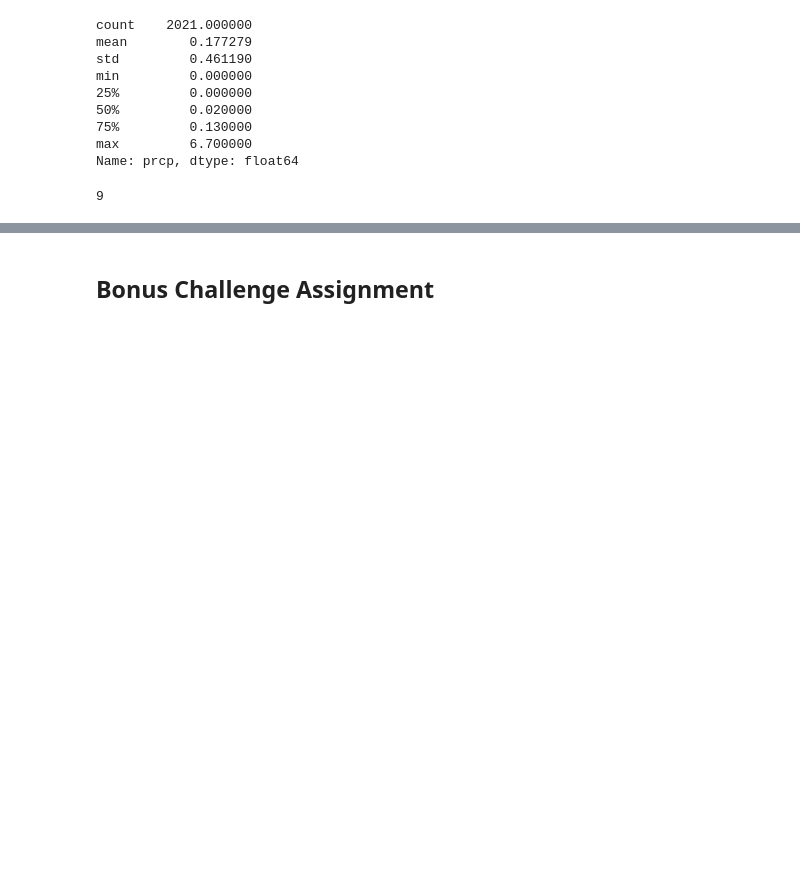
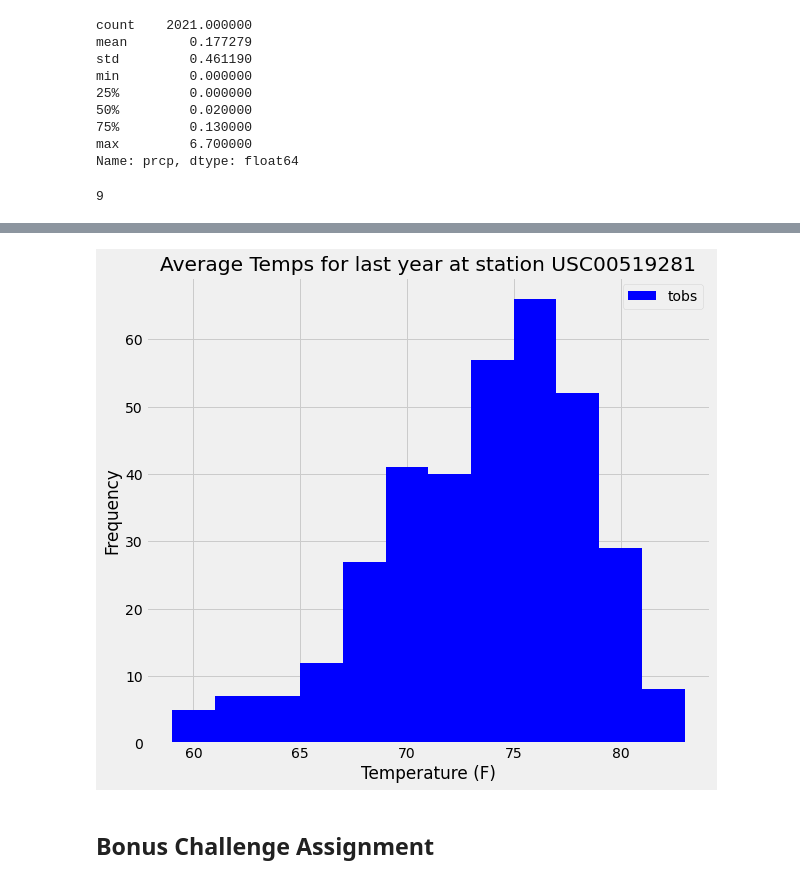
Before and after one commit to knovak574/sqlalchemy-challenge, a Jupyter notebook: sqlachemy_challenge_notebook.ipynb, the cells around one changed output, grey strips where cells are left out. Saved outputs shown, nothing was run; the diff lists cells and outputs as text; code cells hidden in the pictures; blank space fills up the shorter version.

```diff
--- a/sqlachemy_challenge_notebook.ipynb
+++ b/sqlachemy_challenge_notebook.ipynb
@@ -110,3 +128,9 @@ station_data['station'].count()
 # %%
 # Choose the station with the highest number of temperature observations.
 # Query the last 12 months of temperature observation data for this station and plot the results as a histogram
+last_year_temp_results = session.query(measurement.date, measurement.tobs).\
+                         filter(measurement.date > "2016-08-23").\
+                         filter(measurement.station == "USC00519281").all()
+
+last_year_temp_df = pd.DataFrame(last_year_temp_results)
+last_year_temp_df
@@ -113,3 +151,12 @@ station_data['station'].count()
+# %%
+#histogram
+last_year_temp_df.plot(kind="hist", color="blue", bins=12, figsize=(9, 8))
+plt.title(f"Average Temps for last year at station USC00519281")
+plt.xlabel("Temperature (F)")
+plt.ylabel("Frequency")
+plt.show()
+# %% [output]
+[figure, added]
 # %% [markdown]
 ## Bonus Challenge Assignment
 # %%
```
Also changed, not shown: parts of 3 cells of this notebook.
